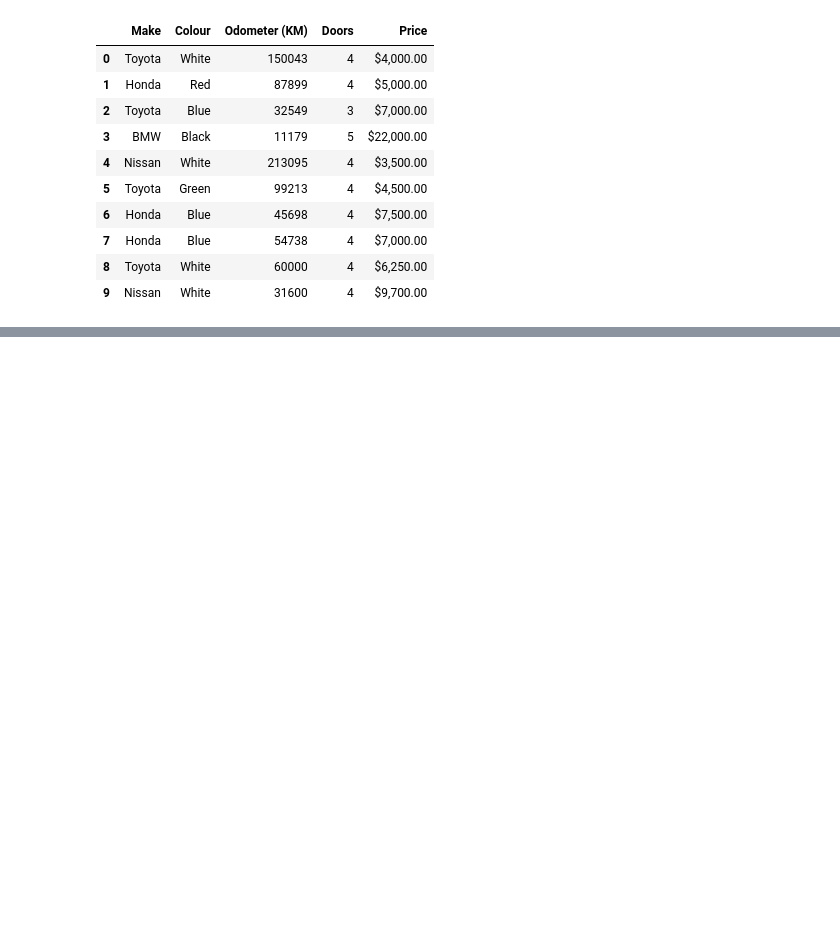
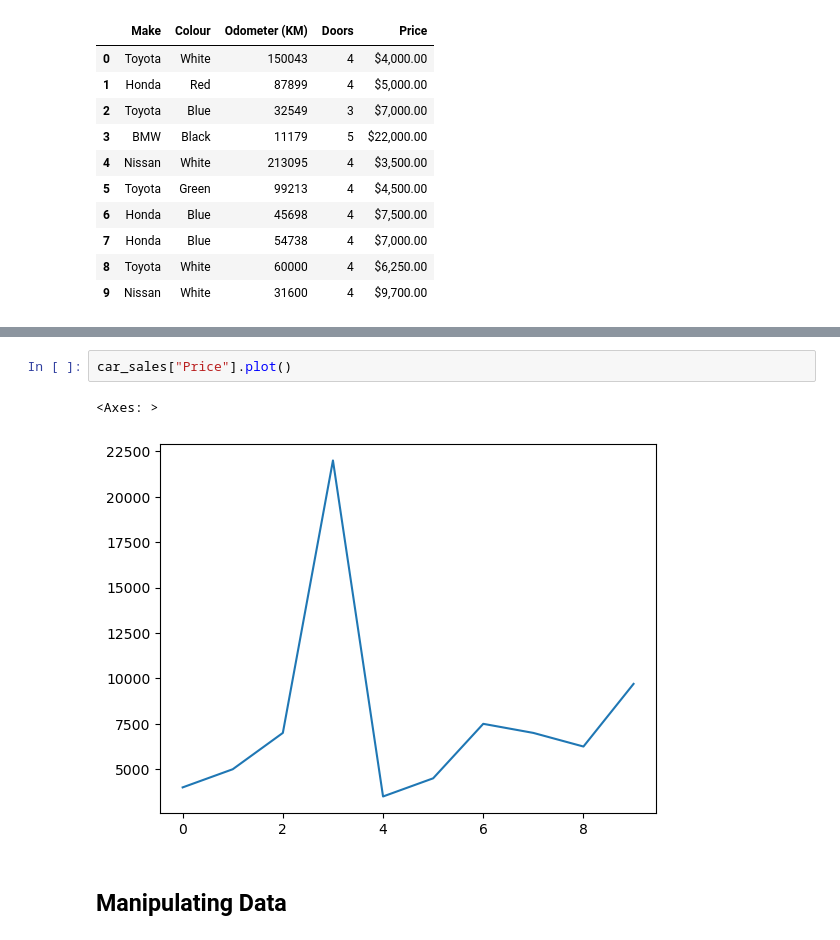
Before and after one commit to AJakif/MachineLearning-Practice, a Jupyter notebook: IntroToPandas/Introduction-to-pandas.ipynb, the cells around one changed output, grey strips where cells are left out. Saved outputs shown, nothing was run; the diff lists cells and outputs as text; blank space fills up the shorter version.

```diff
--- a/IntroToPandas/Introduction-to-pandas.ipynb
+++ b/IntroToPandas/Introduction-to-pandas.ipynb
@@ -49,0 +445,7 @@ car_sales
+# %%
+car_sales["Price"].plot()
+# %% [output]
+<Axes: >
+[figure, added]
+# %% [markdown]
+## Manipulating Data
```
Also changed, not shown: parts of 88 cells of this notebook, 5 other files.
